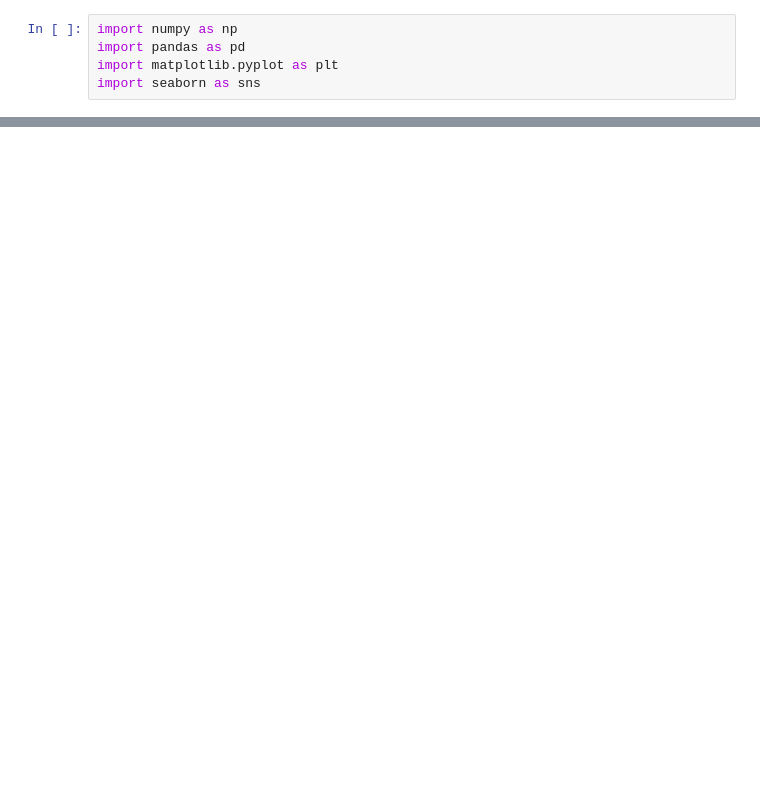
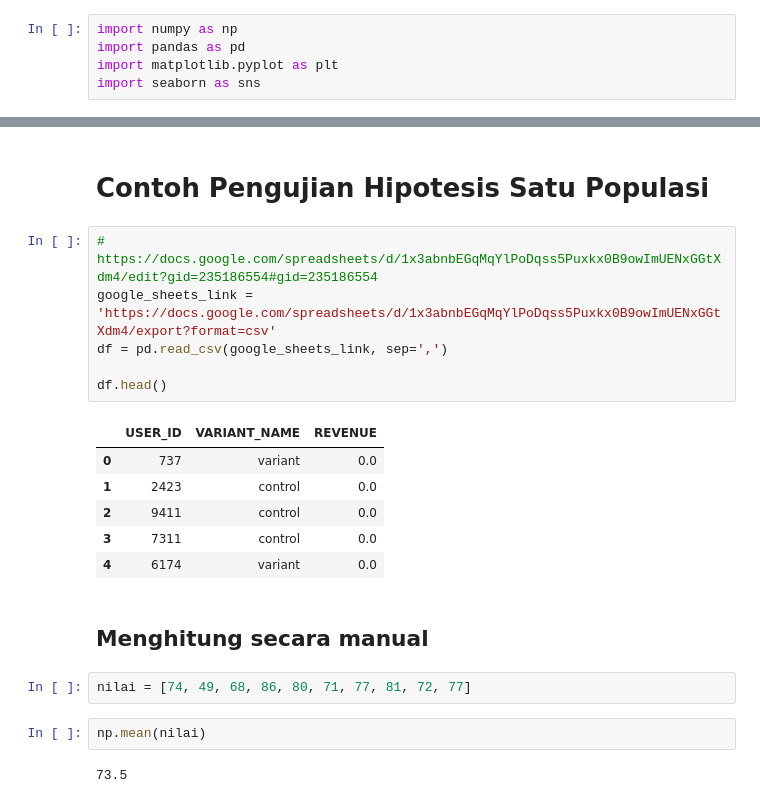
Before and after one commit to TurmaeUrsorum/Data_Science, a Jupyter notebook: 7. Hypothesis Testing/hipotetisi_testing.ipynb, the cells around one changed output, grey strips where cells are left out. Cells and saved outputs as stored; diff of their text form; blank space fills up the shorter version.

Commit message:
susah juga uji hipotesis ini

```diff
--- a/7. Hypothesis Testing/hipotetisi_testing.ipynb
+++ b/7. Hypothesis Testing/hipotetisi_testing.ipynb
@@ -21,0 +10,23 @@ df.head(10)
+# %% [markdown]
+# Contoh Pengujian Hipotesis Satu Populasi
+# %%
+# https://docs.google.com/spreadsheets/d/1x3abnbEGqMqYlPoDqss5Puxkx0B9owImUENxGGtXdm4/edit?gid=235186554#gid=235186554
+google_sheets_link = 'https://docs.google.com/spreadsheets/d/1x3abnbEGqMqYlPoDqss5Puxkx0B9owImUENxGGtXdm4/export?format=csv'
+df = pd.read_csv(google_sheets_link, sep=',')
+
+df.head()
+# %% [output]
+|  | USER_ID | VARIANT_NAME | REVENUE |
+| 0 | 737 | variant | 0.0 |
+| 1 | 2423 | control | 0.0 |
+| 2 | 9411 | control | 0.0 |
+| 3 | 7311 | control | 0.0 |
+| 4 | 6174 | variant | 0.0 |
+# %% [markdown]
+## Menghitung secara manual
+# %%
+nilai = [74, 49, 68, 86, 80, 71, 77, 81, 72, 77]
+# %%
+np.mean(nilai)
+# %% [output]
+73.5
```
Also changed, not shown: parts of 53 cells of this notebook.
